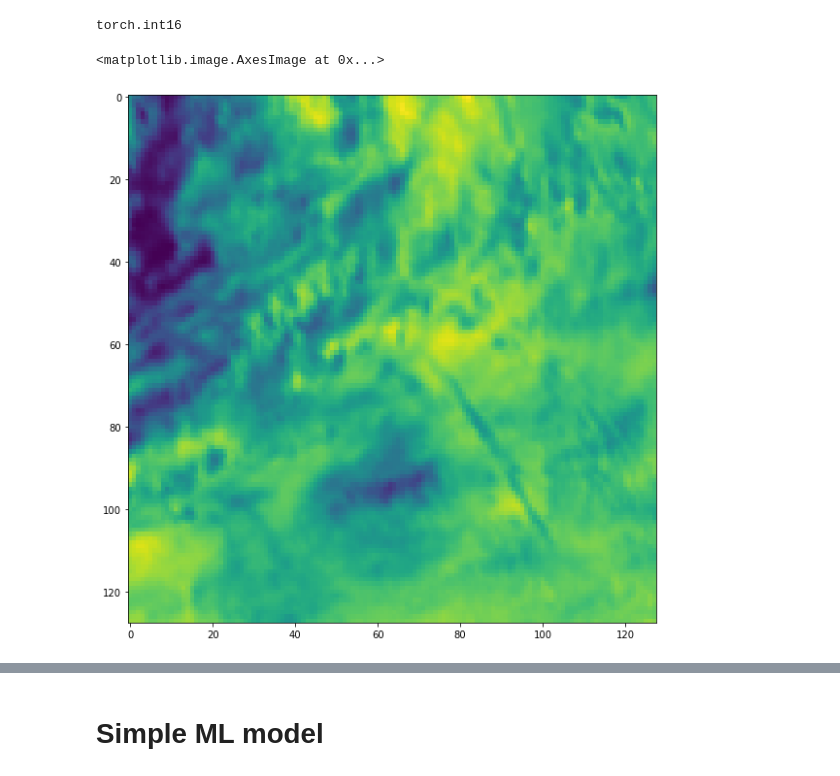
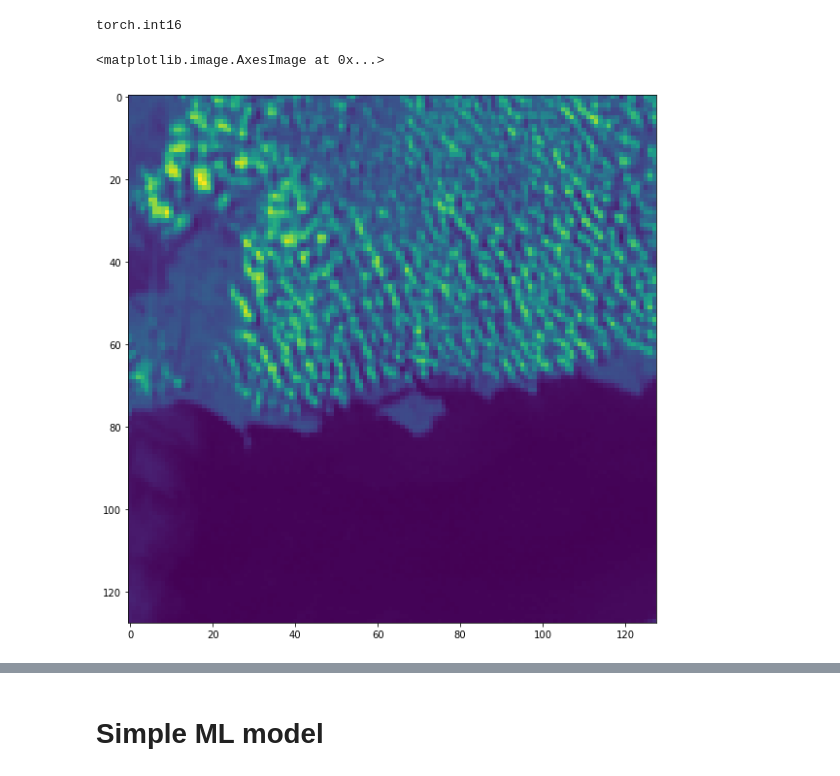
Before and after one commit to openclimatefix/predict_pv_yield, a Jupyter notebook: notebooks/21.0_include_PV_data.ipynb, the cells around one changed output, grey strips where cells are left out. Saved outputs shown, nothing was run; the diff lists cells and outputs as text; code cells hidden in the pictures.

Commit message:
code is working!  PV yield is in!  About to change model to predict PV yield from sat image

```diff
--- a/notebooks/21.0_include_PV_data.ipynb
+++ b/notebooks/21.0_include_PV_data.ipynb
@@ -231,0 +240,3 @@ def select_daylight_timestamps(
+# %%
+x, y = wgs84_to_osgb.transform(lat, lon)
+x, y
@@ -280,0 +296,7 @@ pv_metadata
+# %%
+# Remove PV systems outside of the geospatial extent of the satellite data
+GEOSPATIAL_BOUNDARY = {
+    'WEST': sat_data.x.values[0],
+    'EAST': sat_data.x.values[-1],
+    'NORTH': sat_data.y.values[0],
+    'SOUTH': sat_data.y.values[-1]}
@@ -281,3 +307,9 @@ pv_metadata
+# %%
+pv_metadata = pv_metadata[
+    (pv_metadata.location_x >= GEOSPATIAL_BOUNDARY['WEST']) &
+    (pv_metadata.location_x <= GEOSPATIAL_BOUNDARY['EAST']) &
+    (pv_metadata.location_y <= GEOSPATIAL_BOUNDARY['NORTH']) &
+    (pv_metadata.location_y >= GEOSPATIAL_BOUNDARY['SOUTH'])]
 # %%
 import io
 # %%
@@ -815,5 +1000,16 @@ dataset = SatelliteDataset(
 # %%
 num_workers = 8
+
+torch.manual_seed(42)
+
+dataset = SatelliteDataset(
+    zarr_chunk_sequences=zarr_chunk_sequences,
+    transform=Compose([
+        CropCentredOnPv(),
+        CheckForBadData(),
+        ToTensor(),
+    ]),
+)
 
 if num_workers == 0:
     dataset.per_worker_init()
@@ -861,7 +1057,7 @@ batch['historical_sat_images'].dtype
 # %% [output]
 torch.int16
 # %%
-plt.imshow(batch['historical_sat_images'][4, 0])
+plt.imshow(batch['historical_sat_images'][0, 0])
 # %% [output]
 <matplotlib.image.AxesImage at 0x...>
-[figure, old version]
+[figure, new version]
```
Also changed, not shown: parts of 32 cells of this notebook.
